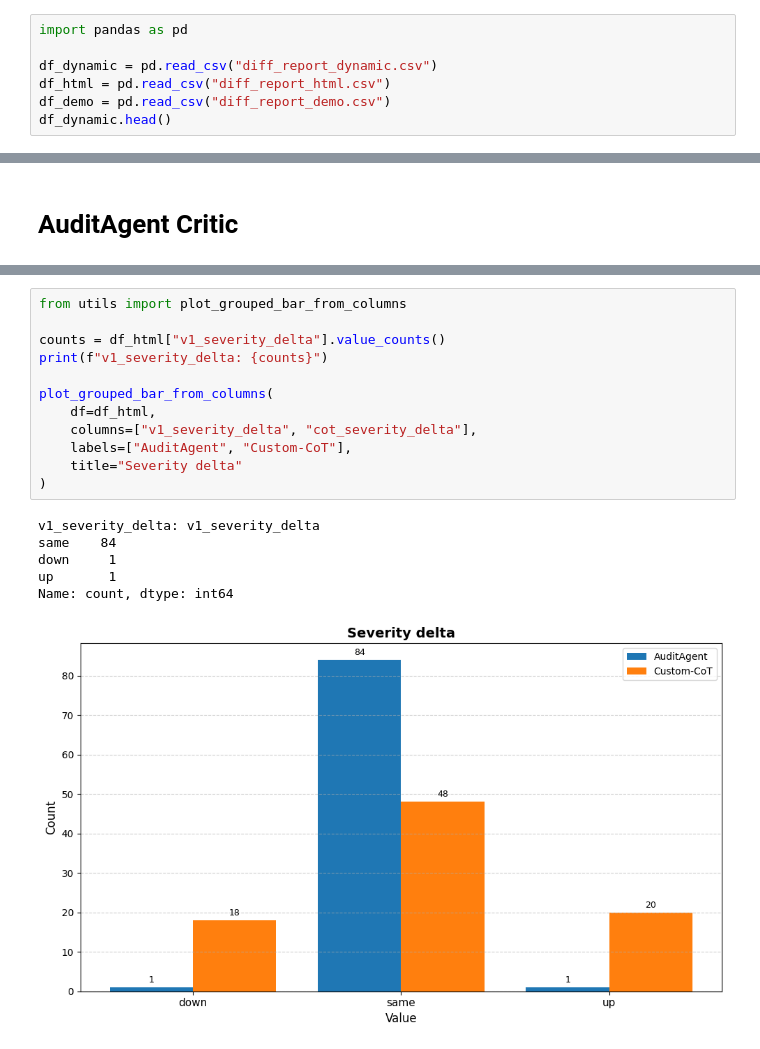
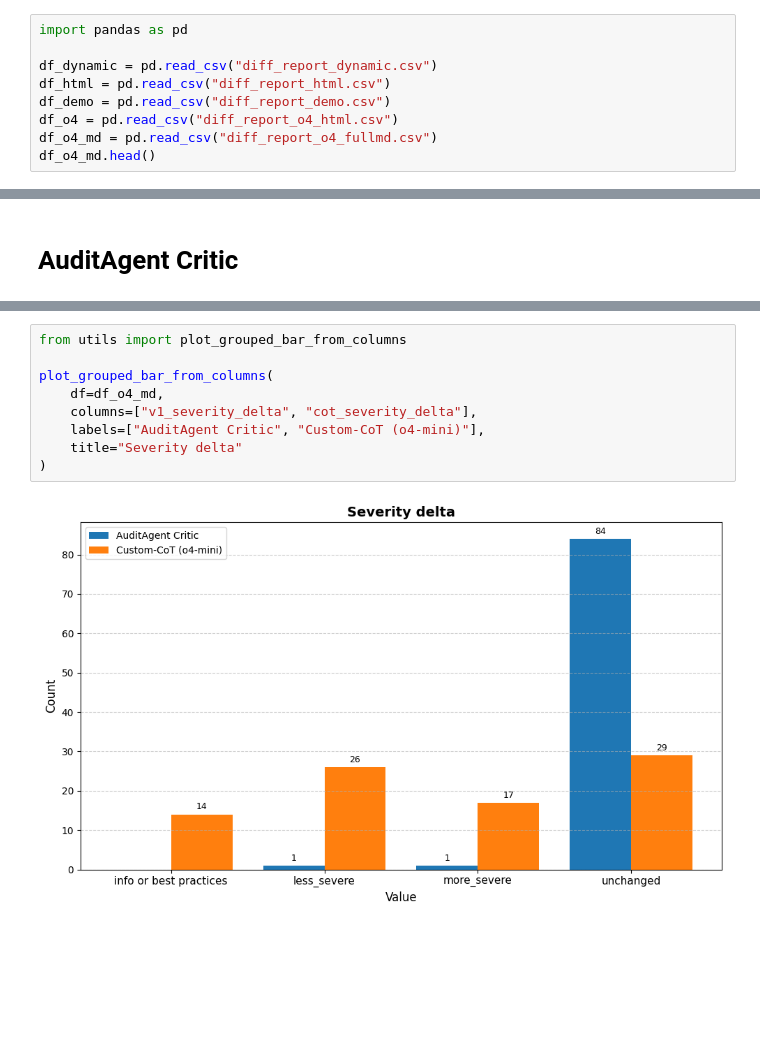
Before and after one commit to hyonbokan/reasoning_model_test, a Jupyter notebook: custom_cot/logs/mitigation/result_analysis.ipynb, the cells around one changed output, grey strips where cells are left out. Saved outputs shown, nothing was run; the diff lists cells and outputs as text; blank space fills up the shorter version.

Commit message:
o4-mini model test

```diff
--- a/custom_cot/logs/mitigation/result_analysis.ipynb
+++ b/custom_cot/logs/mitigation/result_analysis.ipynb
@@ -61,6 +13,8 @@ import pandas as pd
 df_dynamic = pd.read_csv("diff_report_dynamic.csv")
 df_html = pd.read_csv("diff_report_html.csv")
 df_demo = pd.read_csv("diff_report_demo.csv")
-df_dynamic.head()
+df_o4 = pd.read_csv("diff_report_o4_html.csv")
+df_o4_md = pd.read_csv("diff_report_o4_fullmd.csv")
+df_o4_md.head()
 # %% [output]
 |  | index | orig_severity | v1_severity | v1_false_positive | v1_severity_delta | cot_severity | ... |
@@ -156,19 +61,11 @@ Name: count, dtype: int64
 # %%
 from utils import plot_grouped_bar_from_columns
 
-counts = df_html["v1_severity_delta"].value_counts()
-print(f"v1_severity_delta: {counts}")
-
 plot_grouped_bar_from_columns(
-    df=df_html,
+    df=df_o4_md,
     columns=["v1_severity_delta", "cot_severity_delta"],
-    labels=["AuditAgent", "Custom-CoT"],
+    labels=["AuditAgent Critic", "Custom-CoT (o4-mini)"],
     title="Severity delta"
 )
 # %% [output]
-v1_severity_delta: v1_severity_delta
-same    84
-down     1
-up       1
-Name: count, dtype: int64
-[figure, old version]
+[figure, new version]
```
Also changed, not shown: parts of 6 cells of this notebook, 12 other files.
